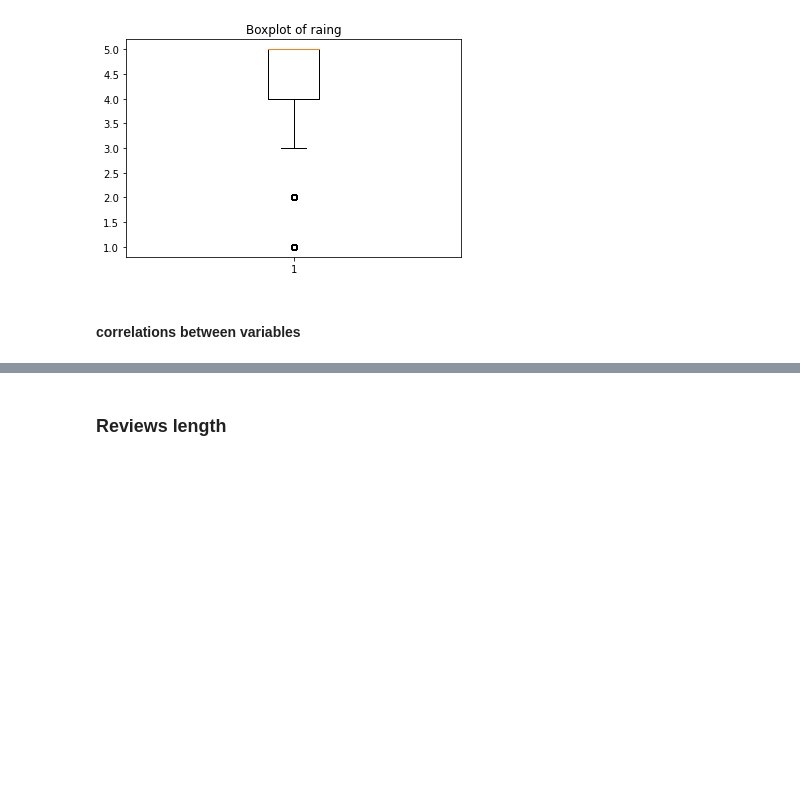
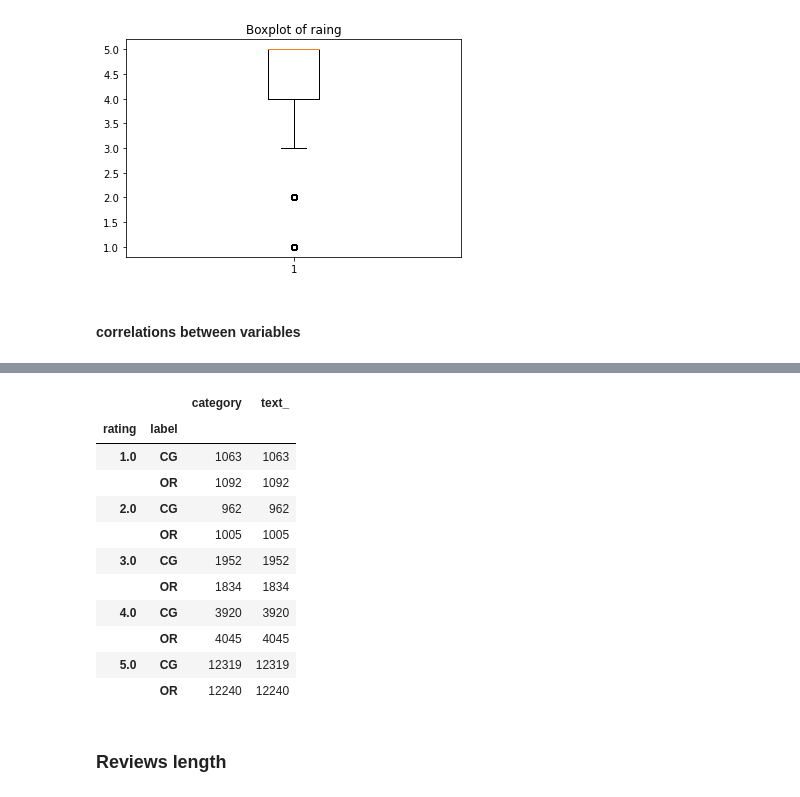
Before and after one commit to yqian000/OnlineReviewDetection, a Jupyter notebook: data_explore.ipynb, the cells around one changed output, grey strips where cells are left out. Drawn from its saved outputs; the diff is of its cells as text; code cells hidden in the pictures; blank space fills up the shorter version.

```diff
--- a/data_explore.ipynb
+++ b/data_explore.ipynb
@@ -140,3 +137,21 @@ df.groupby(['category', 'rating']).mean()
+# %%
+# rating does not have a high correlation with label
+# For low ratings like 1 and 2, we have a slightly greater number of real reviews
+# For ratings above 2, the number of real and fake reviews are very close
+df.groupby(['rating', 'label']).count()
+# %% [output]
+|  |  | category | text_ |
+| rating | label |  |  |
+| 1.0 | CG | 1063 | 1063 |
+|  | OR | 1092 | 1092 |
+| 2.0 | CG | 962 | 962 |
+|  | OR | 1005 | 1005 |
+| 3.0 | CG | 1952 | 1952 |
+|  | OR | 1834 | 1834 |
+| 4.0 | CG | 3920 | 3920 |
+|  | OR | 4045 | 4045 |
+| 5.0 | CG | 12319 | 12319 |
+|  | OR | 12240 | 12240 |
 # %% [markdown]
 ### Reviews length
 # %%
```
Also changed, not shown: parts of 3 cells of this notebook.
